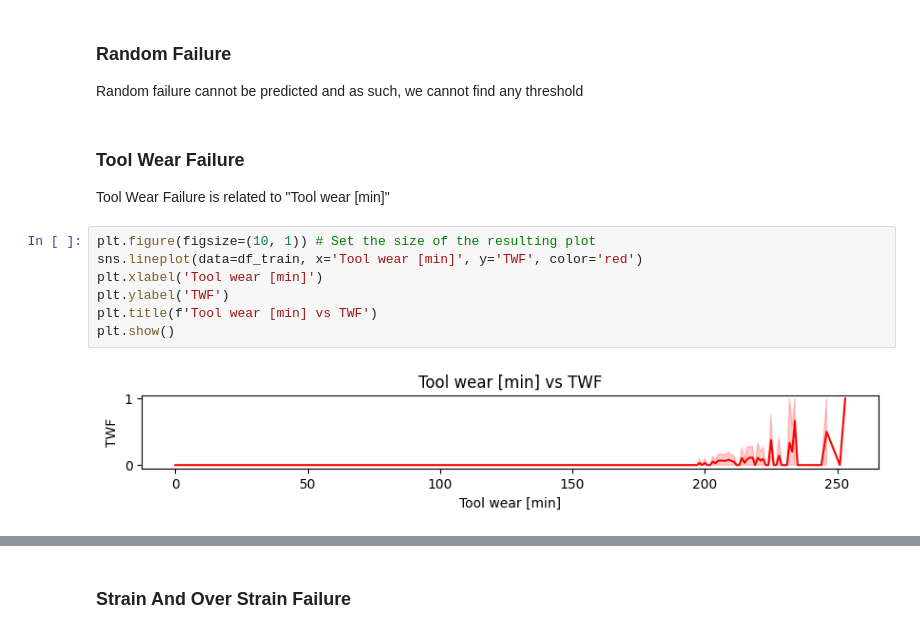
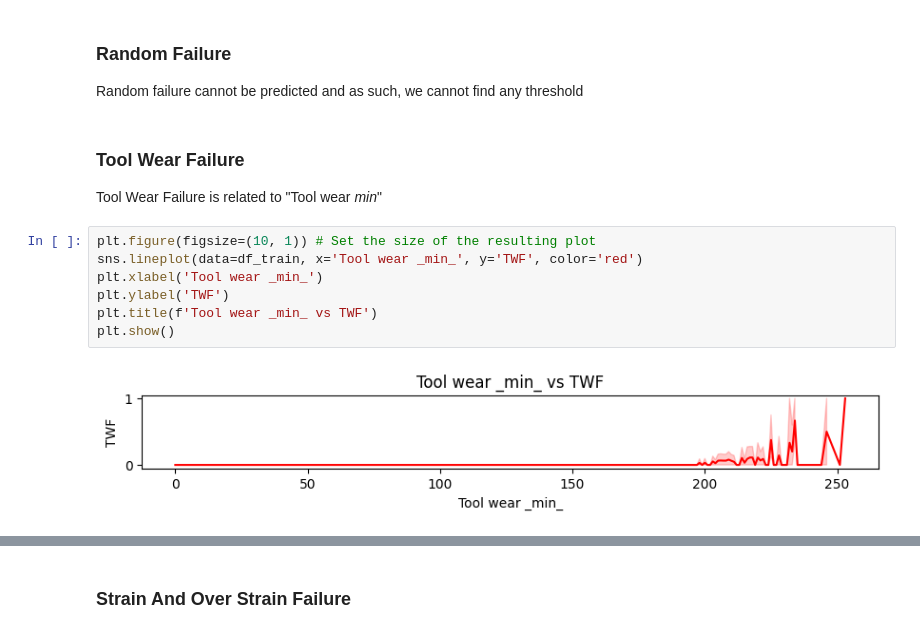
Before and after one commit to raymondsamalo/ITI113-Machine-Learning-Operations-Project, a Jupyter notebook: AI4I-2020/1.2_Threshold_Predictor.ipynb, the cells around one changed output, grey strips where cells are left out. Cells and saved outputs as stored; diff of their text form.

```diff
--- a/AI4I-2020/1.2_Threshold_Predictor.ipynb
+++ b/AI4I-2020/1.2_Threshold_Predictor.ipynb
@@ -75,14 +75,14 @@ Random failure cannot be predicted and as such, we cannot find any threshold
 # %% [markdown]
 ### Tool Wear Failure
 
-Tool Wear Failure is related to "Tool wear [min]"
+Tool Wear Failure is related to "Tool wear _min_"
 # %%
 plt.figure(figsize=(10, 1)) # Set the size of the resulting plot
-sns.lineplot(data=df_train, x='Tool wear [min]', y='TWF', color='red')
-plt.xlabel('Tool wear [min]')
+sns.lineplot(data=df_train, x='Tool wear _min_', y='TWF', color='red')
+plt.xlabel('Tool wear _min_')
 plt.ylabel('TWF')
-plt.title(f'Tool wear [min] vs TWF')
+plt.title(f'Tool wear _min_ vs TWF')
 plt.show()
 # %% [output]
-[figure, old version]
+[figure, new version]
 # %%
```
Also changed, not shown: parts of 19 cells of this notebook, 12 other files.
